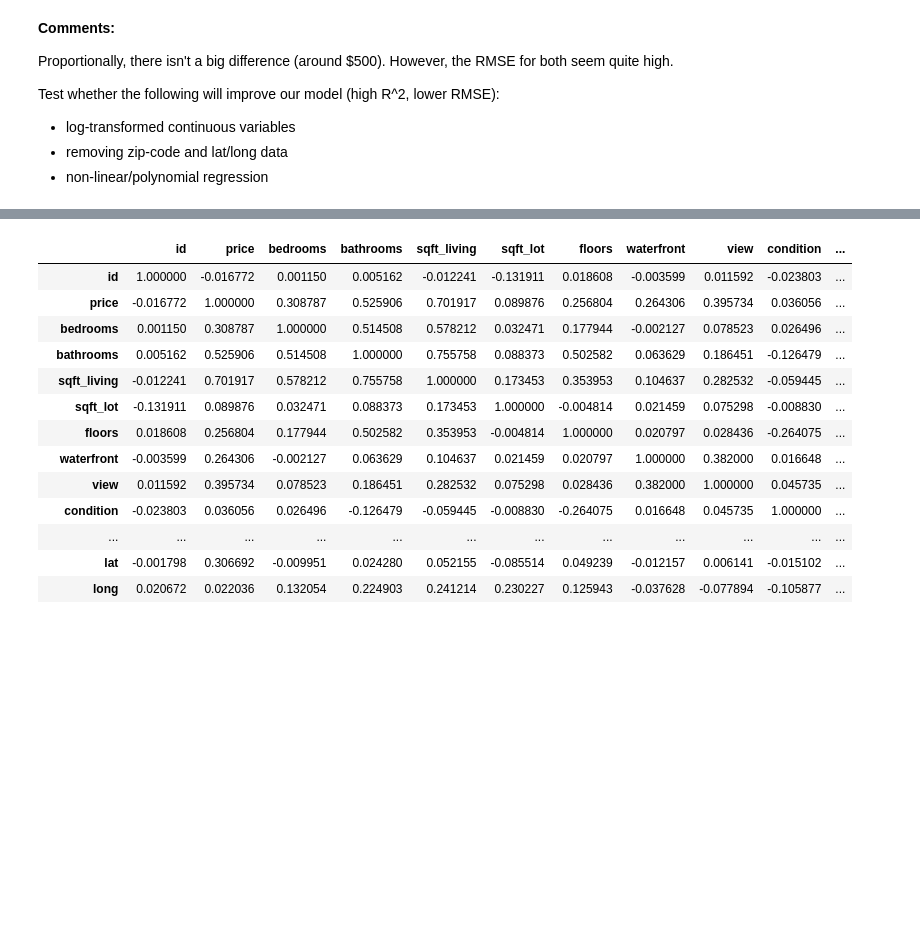
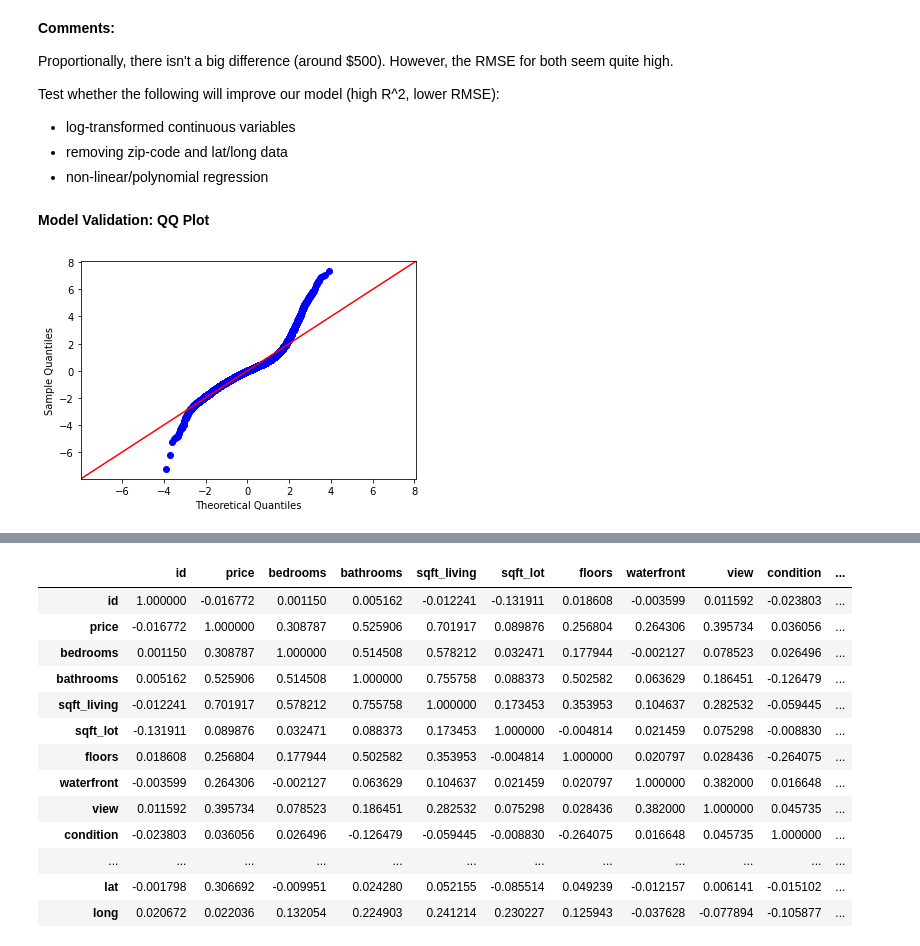
Before and after one commit to hoganbyun/dsc-phase-2-project, a Jupyter notebook: student.ipynb, the cells around one changed output, grey strips where cells are left out. Drawn from its saved outputs; the diff is of its cells as text; code cells hidden in the pictures; blank space fills up the shorter version.

```diff
--- a/student.ipynb
+++ b/student.ipynb
@@ -740,3 +755,9 @@ Test whether the following will improve our model (high R^2, lower RMSE):
 - log-transformed continuous variables
 - removing zip-code and lat/long data
 - non-linear/polynomial regression
+# %% [markdown]
+**Model Validation: QQ Plot**
+# %%
+fig = sm.graphics.qqplot(log_model.resid, dist=stats.norm, line='45', fit=True)
+# %% [output]
+[figure, added]
```
Also changed, not shown: parts of 29 cells of this notebook.
